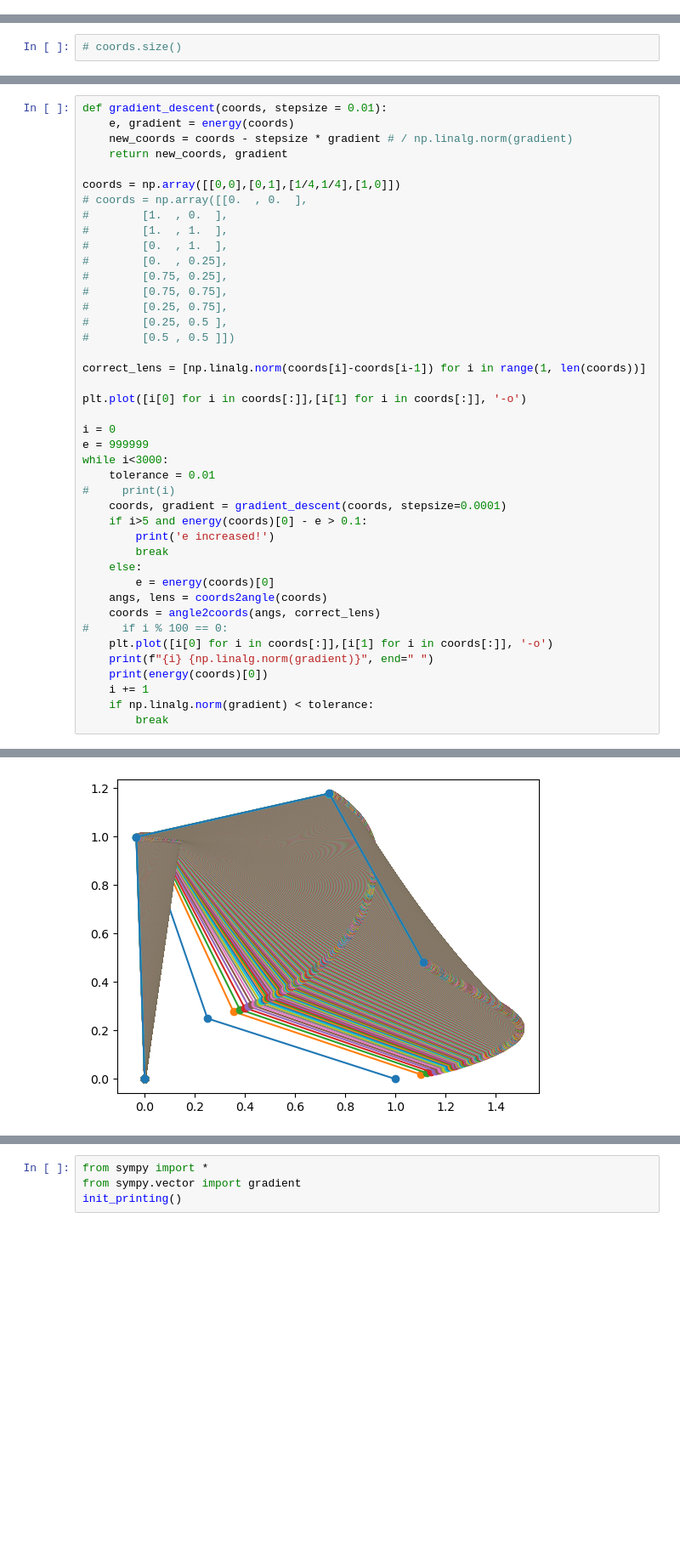
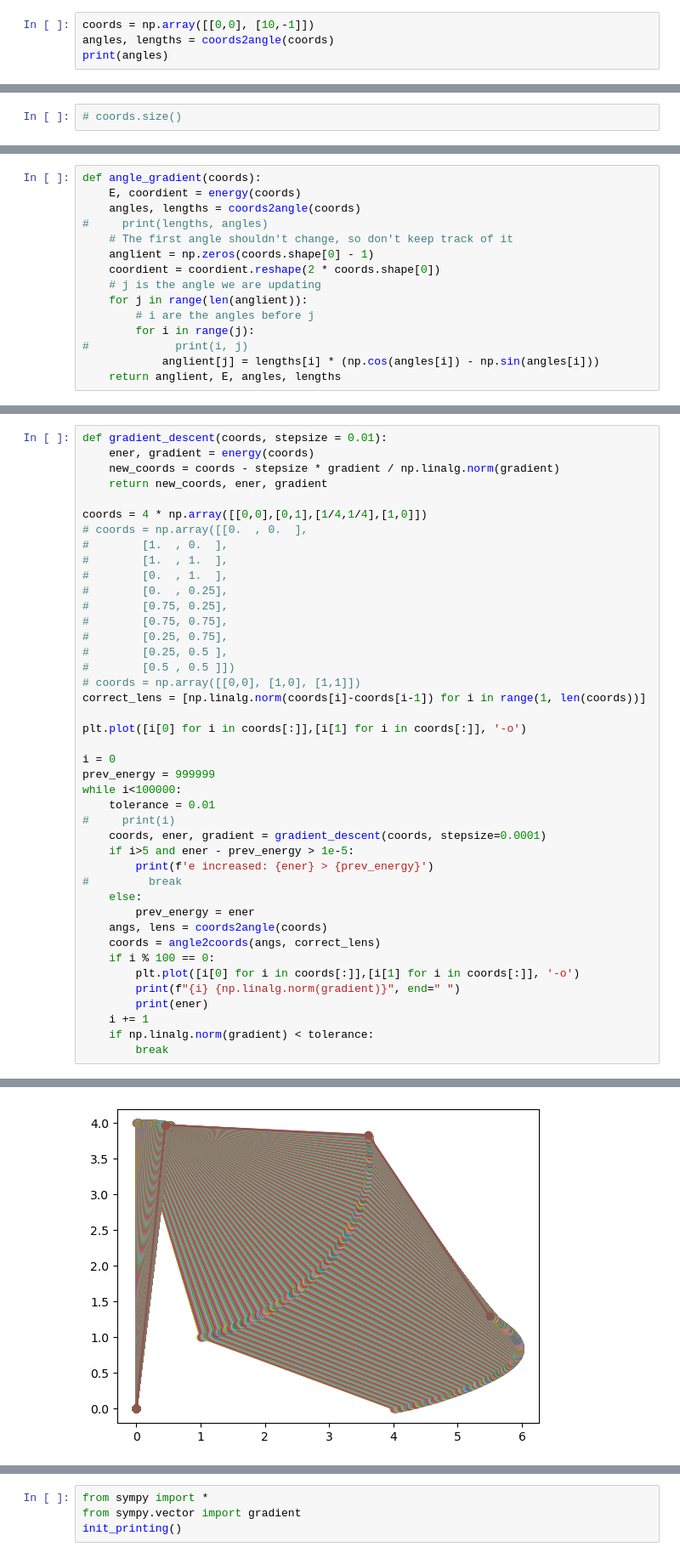
Before and after one commit to Baelyk/CarpentersRule, a Jupyter notebook: python/angle_configuration.ipynb, the cells around one changed output, grey strips where cells are left out. Shown at 85% size. Saved outputs shown, nothing was run; the diff lists cells and outputs as text; blank space fills up the shorter version.

Commit message:
Change of angle gradient

```diff
--- a/python/angle_configuration.ipynb
+++ b/python/angle_configuration.ipynb
@@ -41,3 +55,7 @@ def coords2angle(coords):
             theta = 2 * np.pi - theta
         thetas.append(theta)
     return np.array(thetas), np.array(lengths)
+# %%
+coords = np.array([[0,0], [10,-1]])
+angles, lengths = coords2angle(coords)
+print(angles)
@@ -86,3 +112,18 @@ def energy(coords):
             G[u_ind + 1, :] = G[u_ind + 1, :] + g[1]
             G[u_ind, :] = G[u_ind, :] + g[2]
     return E,G
+# %%
+def angle_gradient(coords):
+    E, coordient = energy(coords)
+    angles, lengths = coords2angle(coords)
+#     print(lengths, angles)
+    # The first angle shouldn't change, so don't keep track of it
+    anglient = np.zeros(coords.shape[0] - 1)
+    coordient = coordient.reshape(2 * coords.shape[0])
+    # j is the angle we are updating
+    for j in range(len(anglient)):
+        # i are the angles before j
+        for i in range(j):
+#             print(i, j)
+            anglient[j] = lengths[i] * (np.cos(angles[i]) - np.sin(angles[i]))
+    return anglient, E, angles, lengths
@@ -89,10 +190,10 @@ def energy(coords):
 # %%
 def gradient_descent(coords, stepsize = 0.01):
-    e, gradient = energy(coords)
-    new_coords = coords - stepsize * gradient # / np.linalg.norm(gradient)
-    return new_coords, gradient
+    ener, gradient = energy(coords)
+    new_coords = coords - stepsize * gradient / np.linalg.norm(gradient)
+    return new_coords, ener, gradient
 
-coords = np.array([[0,0],[0,1],[1/4,1/4],[1,0]])
+coords = 4 * np.array([[0,0],[0,1],[1/4,1/4],[1,0]])
 # coords = np.array([[0.  , 0.  ],
 #        [1.  , 0.  ],
 #        [1.  , 1.  ],
@@ -103,28 +204,28 @@ coords = np.array([[0,0],[0,1],[1/4,1/4],[1,0]])
 #        [0.25, 0.75],
 #        [0.25, 0.5 ],
 #        [0.5 , 0.5 ]])
-
+# coords = np.array([[0,0], [1,0], [1,1]])
 correct_lens = [np.linalg.norm(coords[i]-coords[i-1]) for i in range(1, len(coords))]
 
 plt.plot([i[0] for i in coords[:]],[i[1] for i in coords[:]], '-o')
 
 i = 0
-e = 999999
-while i<3000:
+prev_energy = 999999
+while i<100000:
     tolerance = 0.01
 #     print(i)
-    coords, gradient = gradient_descent(coords, stepsize=0.0001)
-    if i>5 and energy(coords)[0] - e > 0.1:
-        print('e increased!')
-        break
+    coords, ener, gradient = gradient_descent(coords, stepsize=0.0001)
+    if i>5 and ener - prev_energy > 1e-5:
+        print(f'e increased: {ener} > {prev_energy}')
+#         break
     else:
-        e = energy(coords)[0]
+        prev_energy = ener
     angs, lens = coords2angle(coords)
     coords = angle2coords(angs, correct_lens)
-#     if i % 100 == 0:
-    plt.plot([i[0] for i in coords[:]],[i[1] for i in coords[:]], '-o')
-    print(f"{i} {np.linalg.norm(gradient)}", end=" ")
-    print(energy(coords)[0])
+    if i % 100 == 0:
+        plt.plot([i[0] for i in coords[:]],[i[1] for i in coords[:]], '-o')
+        print(f"{i} {np.linalg.norm(gradient)}", end=" ")
+        print(ener)
     i += 1
     if np.linalg.norm(gradient) < tolerance:
         break
@@ -149,2 +251,2 @@ while i<3000:
-[figure, old version]
+[figure, new version]
 # %%
```
Also changed, not shown: parts of 14 cells of this notebook.
